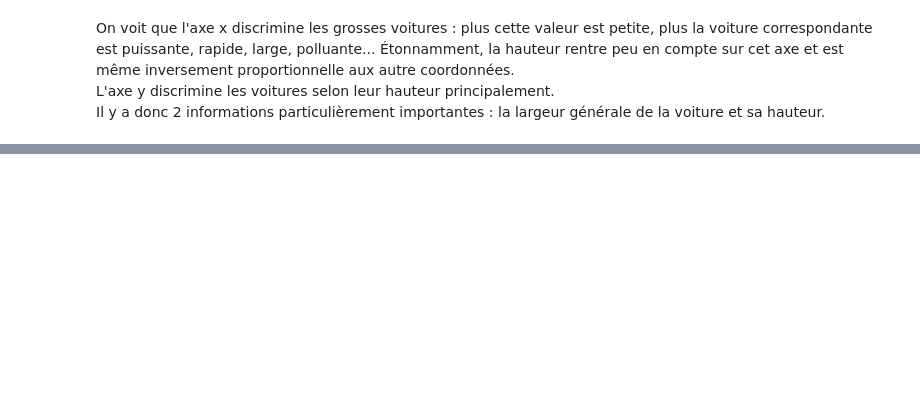
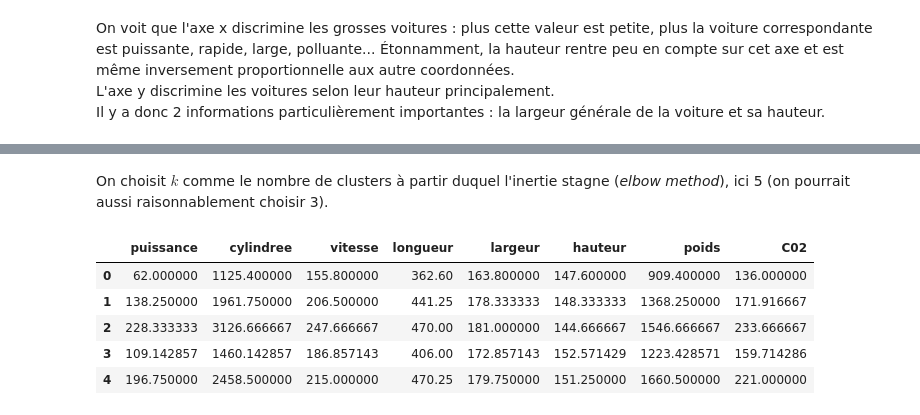
Before and after one commit to fortierq/notebooks, a Jupyter notebook: ML/voitures/voitures_clustering.ipynb, the cells around one changed output, grey strips where cells are left out. Cells and saved outputs as stored; diff of their text form; code cells hidden in the pictures; blank space fills up the shorter version.

Commit message:
Add mean

```diff
--- a/ML/voitures/voitures_clustering.ipynb
+++ b/ML/voitures/voitures_clustering.ipynb
@@ -97,11 +94,23 @@ plt.plot(X, Y);
+# %% [markdown]
+On choisit $k$ comme le nombre de clusters à partir duquel l'inertie stagne (*elbow method*), ici 5 (on pourrait aussi raisonnablement choisir 3).
 # %%
-km = kmeans_multiple(data.iloc[:, 1:], 3, 20)
+km = kmeans_multiple(data.iloc[:, 1:], 5, 20)
 # %%
 import plotly.express as px
 fig = px.scatter(x=data2d.iloc[:, 0], y=data2d.iloc[:, 1], text=data2d.index, color=list(map(str, km.labels_)))
 fig.update_traces(marker=dict(size=12), textposition='top center')
 fig.update_layout(height=600, width=1200, title_text='Données suivant les deux composantes principales du PCA')
 fig.show()
+# %%
+data.groupby(km.labels_) \
+    .mean()
+# %% [output]
+|  | puissance | cylindree | vitesse | longueur | largeur | hauteur | poids | C02 |
+| 0 | 62.000000 | 1125.400000 | 155.800000 | 362.60 | 163.800000 | 147.600000 | 909.400000 | 136.000000 |
+| 1 | 138.250000 | 1961.750000 | 206.500000 | 441.25 | 178.333333 | 148.333333 | 1368.250000 | 171.916667 |
+| 2 | 228.333333 | 3126.666667 | 247.666667 | 470.00 | 181.000000 | 144.666667 | 1546.666667 | 233.666667 |
+| 3 | 109.142857 | 1460.142857 | 186.857143 | 406.00 | 172.857143 | 152.571429 | 1223.428571 | 159.714286 |
+| 4 | 196.750000 | 2458.500000 | 215.000000 | 470.25 | 179.750000 | 151.250000 | 1660.500000 | 221.000000 |
 # %%
 from sklearn.linear_model import LogisticRegression
 
```
Also changed, not shown: parts of 10 cells of this notebook.
